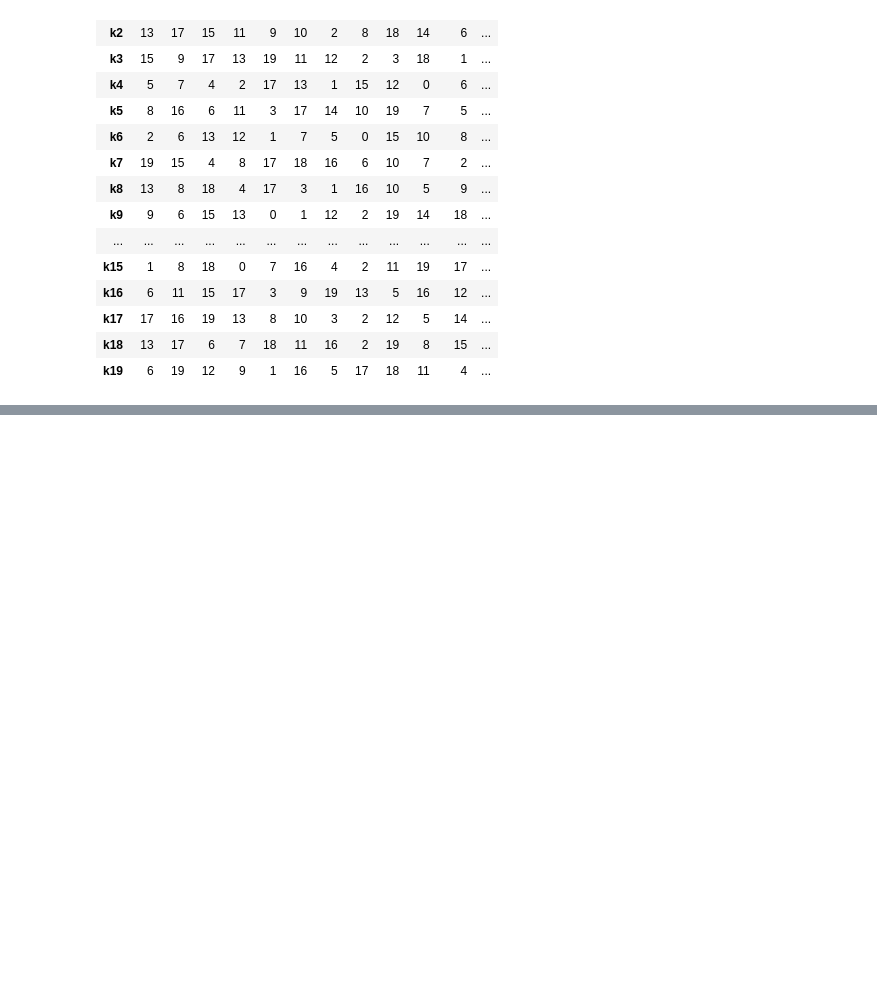
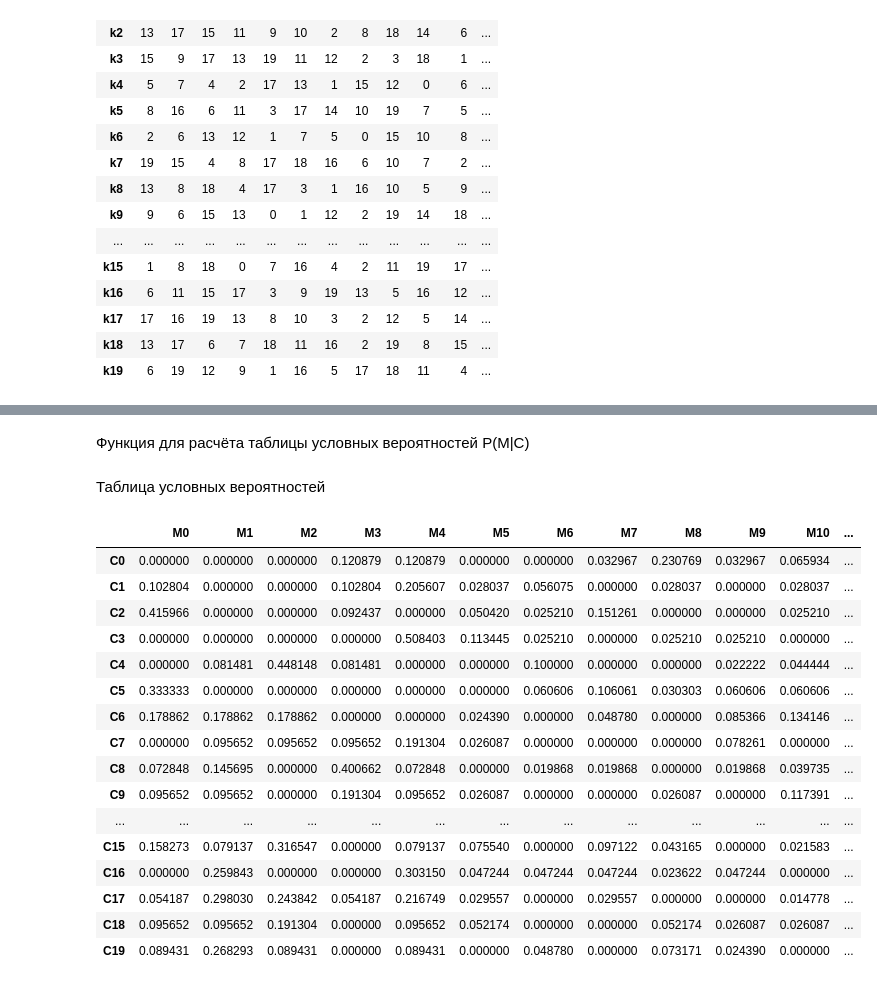
Before and after one commit to AndrewSlutsky/MOC, a Jupyter notebook: MOC_1.ipynb, the cells around one changed output, grey strips where cells are left out. Drawn from its saved outputs; the diff is of its cells as text; code cells hidden in the pictures; blank space fills up the shorter version.

```diff
--- a/MOC_1.ipynb
+++ b/MOC_1.ipynb
@@ -36,0 +43,12 @@ pd.DataFrame(data = table, index = [f'k{i}' for i in range(20)], columns = [f'M{
+# %%
+def get_C_probability(indexes):
+    s = 0
+    for i in range(20):
+        s += (prob[0][indexes[1][i]] * prob[1][indexes[0][i]])
+    return s
+
+def get_C_distribution():
+    ret = []
+    for i in range(20):
+        ret.append(get_C_probability(np.where(table == i)))
+    return np.array(ret)
@@ -36,0 +108,35 @@ pd.DataFrame(data = table, index = [f'k{i}' for i in range(20)], columns = [f'M{
+# %% [markdown]
+Функция для расчёта таблицы условных вероятностей P(M|C)
+# %%
+def get_conditional_probabilities():
+    ret = []
+    MC = get_MC_probabilities()
+    pr = get_C_distribution()
+    for i in range(20):
+        temp = []
+        for j in range(20):
+            temp.append(MC[i][j] / pr[j])
+        ret.append(temp)
+    return np.array(ret)
+# %% [markdown]
+Таблица условных вероятностей
+# %%
+pd.DataFrame(data = get_conditional_probabilities().T, index = [f'C{i}' for i in range(20)], columns = [f'M{i}' for i in range(20)])
+# %% [output]
+|  | M0 | M1 | M2 | M3 | M4 | M5 | M6 | M7 | M8 | M9 | M10 | ... |
+| C0 | 0.000000 | 0.000000 | 0.000000 | 0.120879 | 0.120879 | 0.000000 | 0.000000 | 0.032967 | 0.230769 | 0.032967 | 0.065934 | ... |
+| C1 | 0.102804 | 0.000000 | 0.000000 | 0.102804 | 0.205607 | 0.028037 | 0.056075 | 0.000000 | 0.028037 | 0.000000 | 0.028037 | ... |
+| C2 | 0.415966 | 0.000000 | 0.000000 | 0.092437 | 0.000000 | 0.050420 | 0.025210 | 0.151261 | 0.000000 | 0.000000 | 0.025210 | ... |
+| C3 | 0.000000 | 0.000000 | 0.000000 | 0.000000 | 0.508403 | 0.113445 | 0.025210 | 0.000000 | 0.025210 | 0.025210 | 0.000000 | ... |
+| C4 | 0.000000 | 0.081481 | 0.448148 | 0.081481 | 0.000000 | 0.000000 | 0.100000 | 0.000000 | 0.000000 | 0.022222 | 0.044444 | ... |
+| C5 | 0.333333 | 0.000000 | 0.000000 | 0.000000 | 0.000000 | 0.000000 | 0.060606 | 0.106061 | 0.030303 | 0.060606 | 0.060606 | ... |
+| C6 | 0.178862 | 0.178862 | 0.178862 | 0.000000 | 0.000000 | 0.024390 | 0.000000 | 0.048780 | 0.000000 | 0.085366 | 0.134146 | ... |
+| C7 | 0.000000 | 0.095652 | 0.095652 | 0.095652 | 0.191304 | 0.026087 | 0.000000 | 0.000000 | 0.000000 | 0.078261 | 0.000000 | ... |
+| C8 | 0.072848 | 0.145695 | 0.000000 | 0.400662 | 0.072848 | 0.000000 | 0.019868 | 0.019868 | 0.000000 | 0.019868 | 0.039735 | ... |
+| C9 | 0.095652 | 0.095652 | 0.000000 | 0.191304 | 0.095652 | 0.026087 | 0.000000 | 0.000000 | 0.026087 | 0.000000 | 0.117391 | ... |
+| ... | ... | ... | ... | ... | ... | ... | ... | ... | ... | ... | ... | ... |
+| C15 | 0.158273 | 0.079137 | 0.316547 | 0.000000 | 0.079137 | 0.075540 | 0.000000 | 0.097122 | 0.043165 | 0.000000 | 0.021583 | ... |
+| C16 | 0.000000 | 0.259843 | 0.000000 | 0.000000 | 0.303150 | 0.047244 | 0.047244 | 0.047244 | 0.023622 | 0.047244 | 0.000000 | ... |
+| C17 | 0.054187 | 0.298030 | 0.243842 | 0.054187 | 0.216749 | 0.029557 | 0.000000 | 0.029557 | 0.000000 | 0.000000 | 0.014778 | ... |
+| C18 | 0.095652 | 0.095652 | 0.191304 | 0.000000 | 0.095652 | 0.052174 | 0.000000 | 0.000000 | 0.052174 | 0.026087 | 0.026087 | ... |
+| C19 | 0.089431 | 0.268293 | 0.089431 | 0.000000 | 0.089431 | 0.000000 | 0.048780 | 0.000000 | 0.073171 | 0.024390 | 0.000000 | ... |
```
Also changed, not shown: parts of 8 cells of this notebook.
